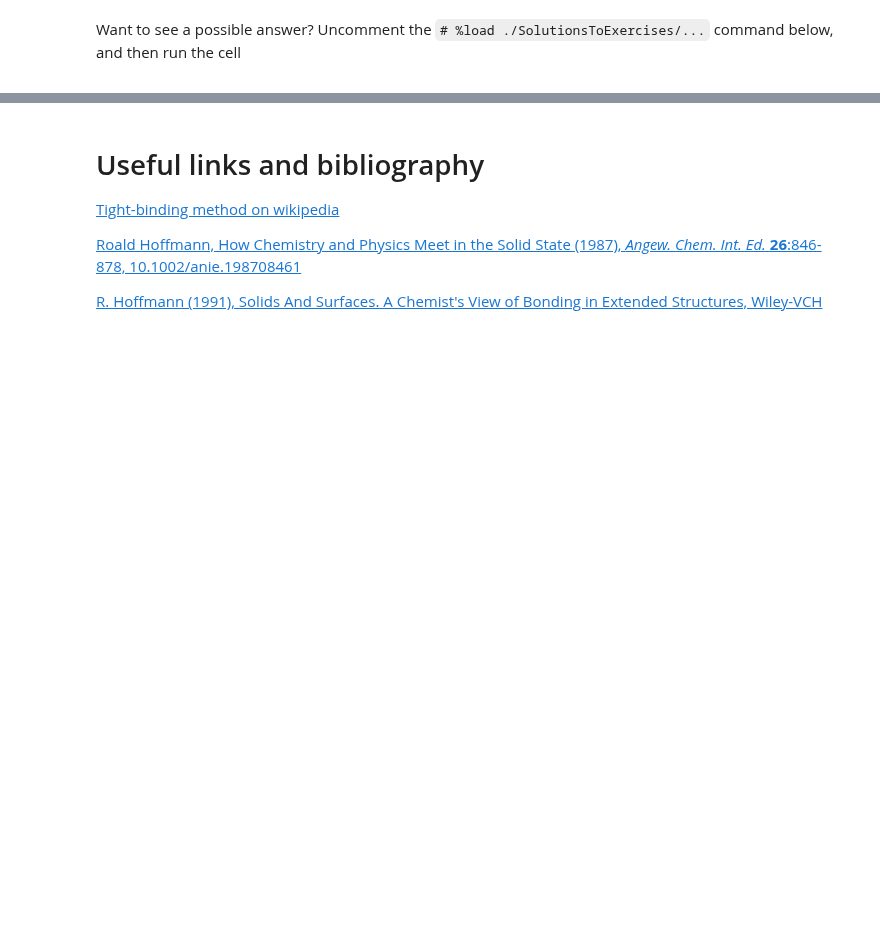
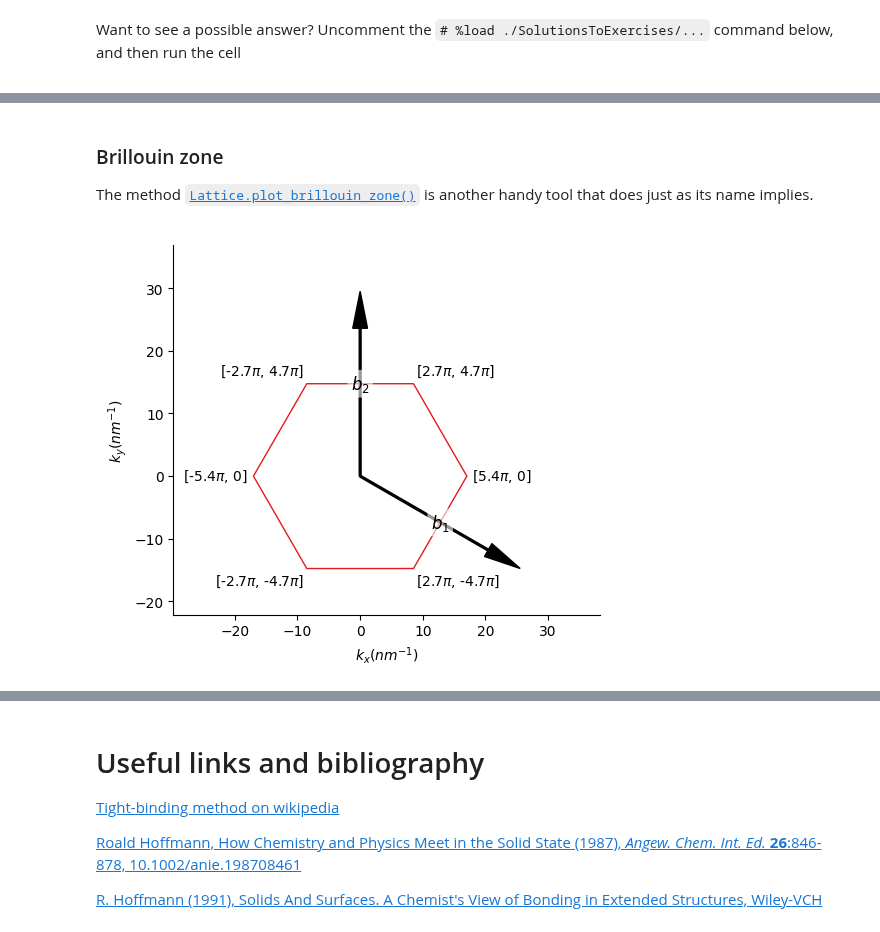
Before and after one commit to rpoteau/pyPhysChem, a Jupyter notebook: TB.ipynb, the cells around one changed output, grey strips where cells are left out. Saved outputs shown, nothing was run; the diff lists cells and outputs as text; code cells hidden in the pictures; blank space fills up the shorter version.

```diff
--- a/TB.ipynb
+++ b/TB.ipynb
@@ -723,0 +794,12 @@ You can compare it with the band structure of the 2 &times; 2 square unit cell,
+# %% [markdown]
+### Brillouin zone
+
+<div class="intro">
+
+The method [`Lattice.plot_brillouin_zone()`](http://docs.pybinding.site/page/tutorial/../_api/pybinding.Lattice.html#pybinding.Lattice.plot_brillouin_zone) is another handy tool that does just as its name implies.
+
+</div>
+# %%
+Glattice.plot_brillouin_zone()
+# %% [output]
+[figure, added]
```
Also changed, not shown: parts of 18 cells of this notebook, 4 other files.
